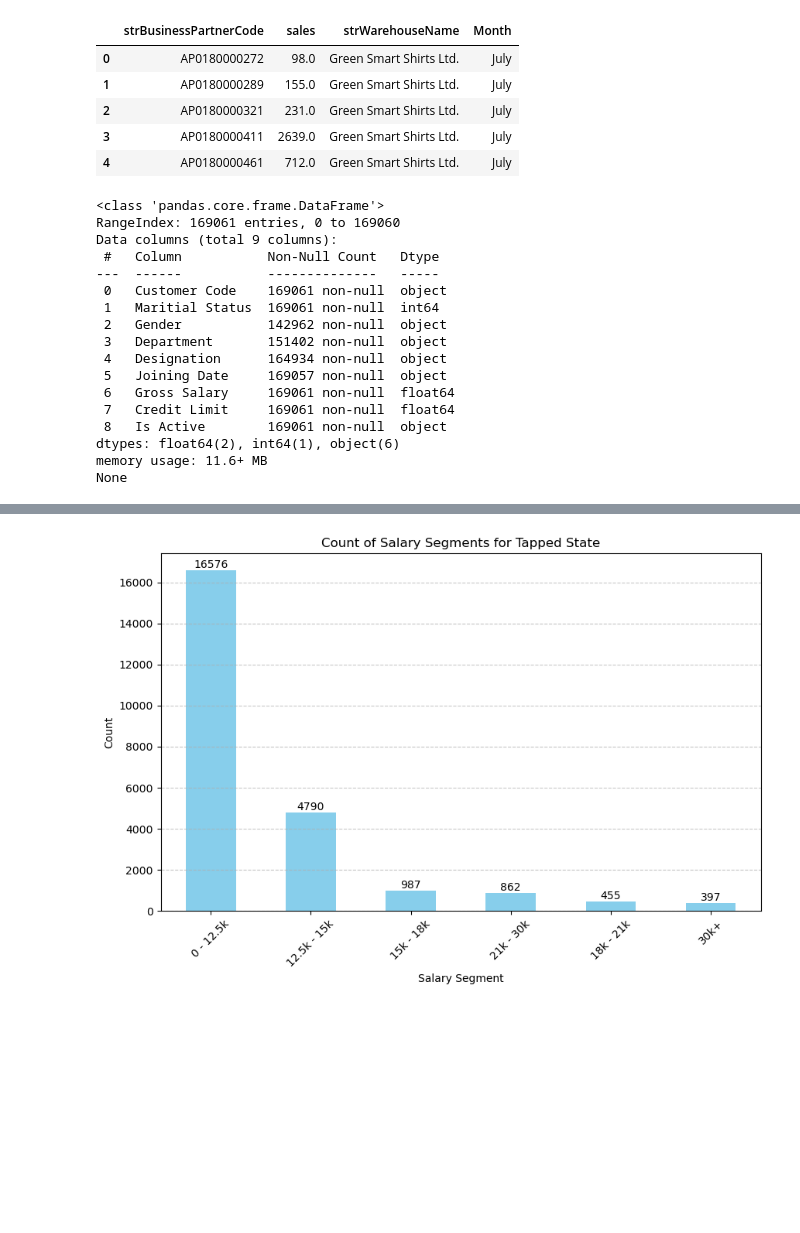
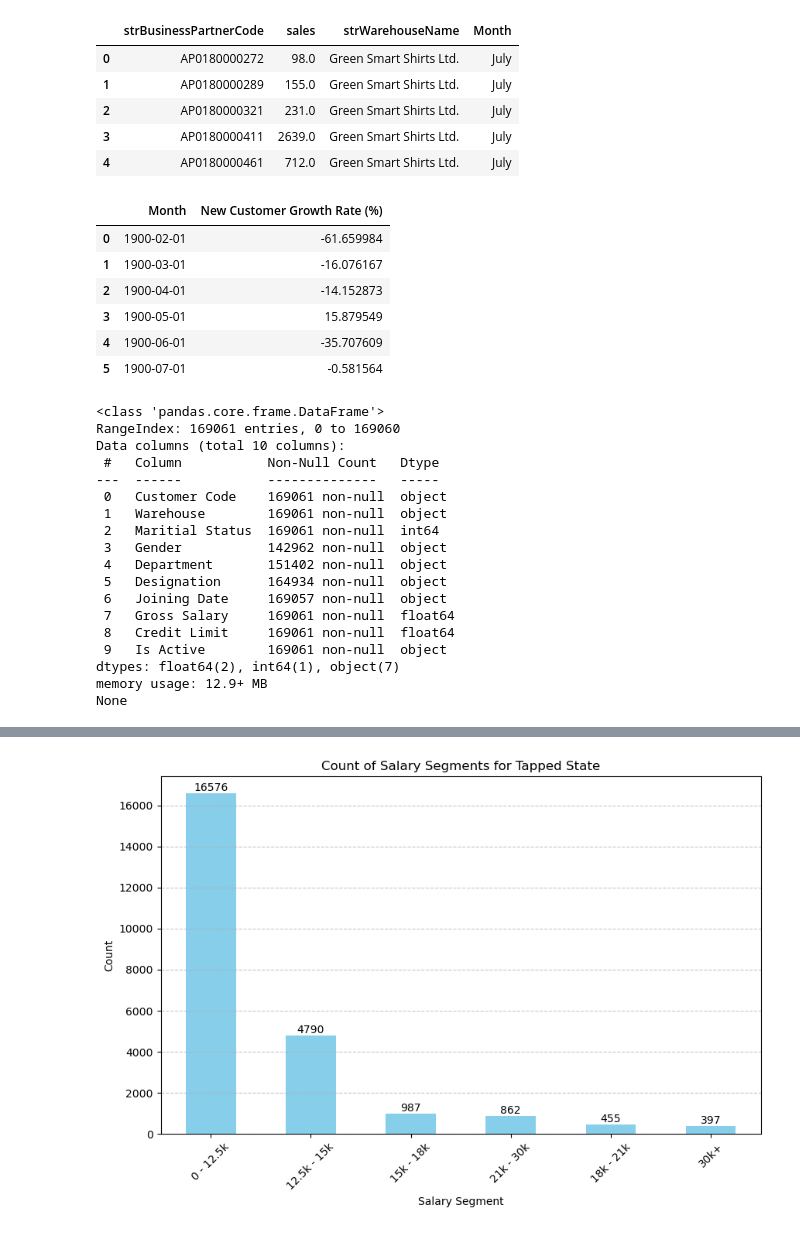
Before and after one commit to Risad-Raihan/consumer_team, a Jupyter notebook: Consumer Team - Seg.ipynb, the cells around one changed output, grey strips where cells are left out. Drawn from its saved outputs; the diff is of its cells as text; code cells hidden in the pictures; blank space fills up the shorter version.

```diff
--- a/Consumer Team - Seg.ipynb
+++ b/Consumer Team - Seg.ipynb
@@ -21,10 +21,36 @@ df2.head()
 | 2 | AP0180000321 | 231.0 | Green Smart Shirts Ltd. | July |
 | 3 | AP0180000411 | 2639.0 | Green Smart Shirts Ltd. | July |
 | 4 | AP0180000461 | 712.0 | Green Smart Shirts Ltd. | July |
+# %%
+# Identify the first appearance of each customer
+df2['IsNewCustomer'] = ~df2['strBusinessPartnerCode'].duplicated()
+
+# Count new customers for each month
+new_customers_per_month = df2[df2['IsNewCustomer']].groupby('Month')['strBusinessPartnerCode'].count()
+
+# Calculate the month-on-month growth rate of new customers
+growth_rate = new_customers_per_month.pct_change().fillna(0) * 100
+
+# Adjust to ignore January or start from the first available month's growth calculation
+growth_rate = growth_rate[growth_rate.index != growth_rate.index[0]]
+
+# To view the result, reset index for better formatting
+result = growth_rate.reset_index()
+result.columns = ['Month', 'New Customer Growth Rate (%)']
+result
+# %% [output]
+|  | Month | New Customer Growth Rate (%) |
+| 0 | 1900-02-01 | -61.659984 |
+| 1 | 1900-03-01 | -16.076167 |
+| 2 | 1900-04-01 | -14.152873 |
+| 3 | 1900-05-01 | 15.879549 |
+| 4 | 1900-06-01 | -35.707609 |
+| 5 | 1900-07-01 | -0.581564 |
 # %%
 # Select the columns to keep
 columns_to_keep = [
     'Customer Code',
+    'Warehouse',
     'Maritial Status',
     'Gender',
     'Department',
@@ -43,20 +69,21 @@ print(df11.info())
 # %% [output]
 <class 'pandas.core.frame.DataFrame'>
 RangeIndex: 169061 entries, 0 to 169060
-Data columns (total 9 columns):
+Data columns (total 10 columns):
  #   Column           Non-Null Count   Dtype
 ---  ------           --------------   -----
  0   Customer Code    169061 non-null  object
- 1   Maritial Status  169061 non-null  int64
- 2   Gender           142962 non-null  object
- 3   Department       151402 non-null  object
- 4   Designation      164934 non-null  object
- 5   Joining Date     169057 non-null  object
- 6   Gross Salary     169061 non-null  float64
- 7   Credit Limit     169061 non-null  float64
- 8   Is Active        169061 non-null  object
-dtypes: float64(2), int64(1), object(6)
-memory usage: 11.6+ MB
+ 1   Warehouse        169061 non-null  object
+ 2   Maritial Status  169061 non-null  int64
+ 3   Gender           142962 non-null  object
+ 4   Department       151402 non-null  object
+ 5   Designation      164934 non-null  object
+ 6   Joining Date     169057 non-null  object
+ 7   Gross Salary     169061 non-null  float64
+ 8   Credit Limit     169061 non-null  float64
+ 9   Is Active        169061 non-null  object
+dtypes: float64(2), int64(1), object(7)
+memory usage: 12.9+ MB
 None
 # %%
 df11['State'] = df11['Customer Code'].isin(df2['strBusinessPartnerCode']).map({True: 'Tapped', False: 'Un Tapped'})
```
Also changed, not shown: parts of 8 cells of this notebook.
